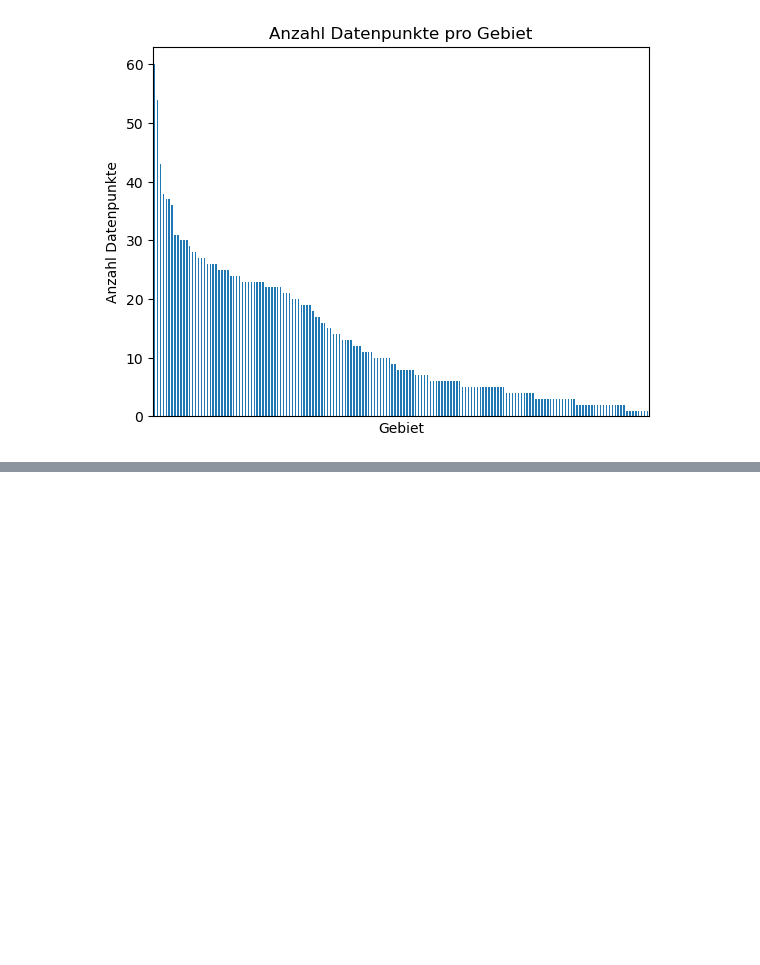
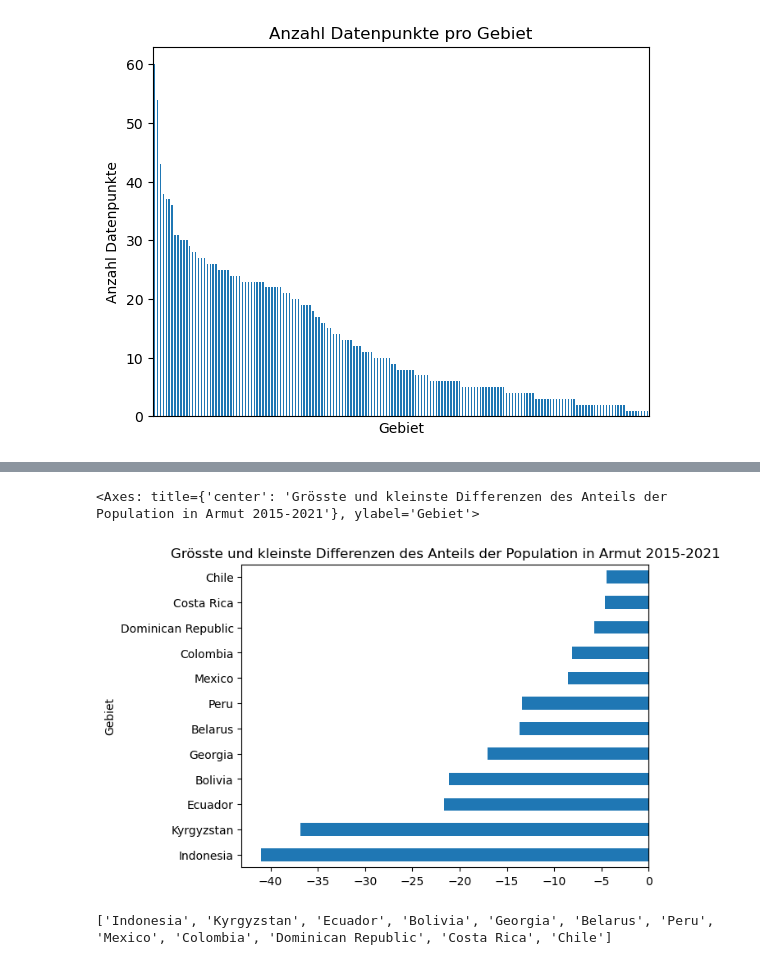
Before and after one commit to karinavonfelbert/Python-Leistungsnachweis, a Jupyter notebook: Python_LN.ipynb, the cells around one changed output, grey strips where cells are left out. Cells and saved outputs as stored; diff of their text form; code cells hidden in the pictures; blank space fills up the shorter version.

```diff
--- a/Python_LN.ipynb
+++ b/Python_LN.ipynb
@@ -112,0 +195,4 @@ df.pivot['Code']
+# %%
+diffs= df_pivot[2020]-df_pivot[2000]
+diffs= diffs.sort_values()
+diffs
@@ -112,0 +213,11 @@ df.pivot['Code']
+# %%
+diff_sel = (diffs < -4) | (diffs > 5)
+diffs[diff_sel].plot(kind='barh', title='Grösste und kleinste Differenzen des Anteils der Population in Armut 2015-2021')
+# %% [output]
+<Axes: title={'center': 'Grösste und kleinste Differenzen des Anteils der Population in Armut 2015-2021'}, ylabel='Gebiet'>
+[figure, added]
+# %%
+Gebiets_liste = diffs[diff_sel].index.tolist()
+print(Gebiets_liste)
+# %% [output]
+['Indonesia', 'Kyrgyzstan', 'Ecuador', 'Bolivia', 'Georgia', 'Belarus', 'Peru', 'Mexico', 'Colombia', 'Dominican Republic', 'Costa Rica', 'Chile']
```
Also changed, not shown: parts of 15 cells of this notebook.
